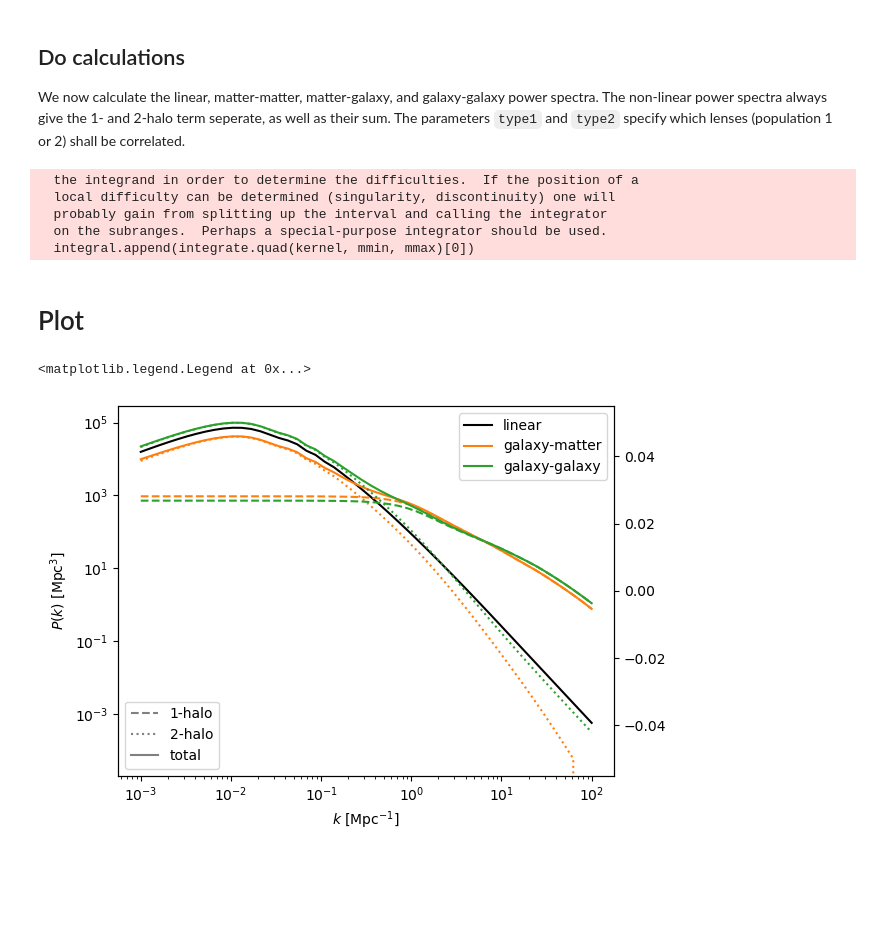
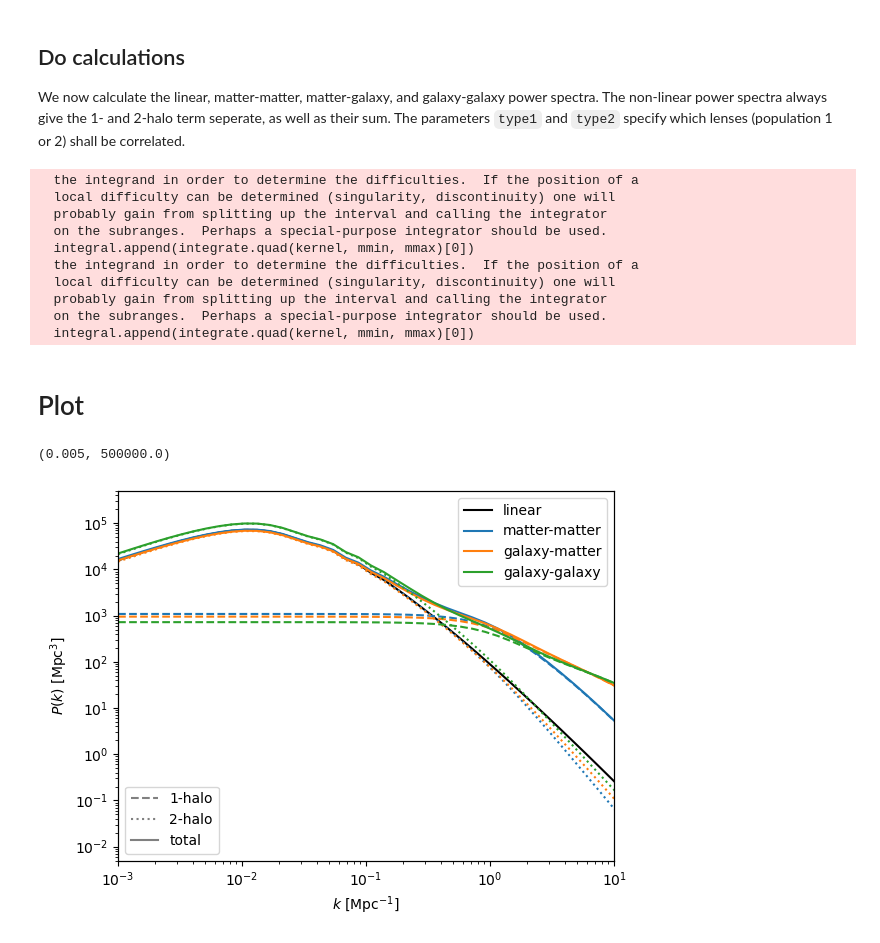
Before and after one commit to llinke1/G3LHalo_python, a Jupyter notebook: exampleNotebooks/examplePowerspectrum.ipynb, the cells around one changed output. Cells and saved outputs as stored; diff of their text form; code cells hidden in the pictures; blank space fills up the shorter version.

```diff
--- a/exampleNotebooks/examplePowerspectrum.ipynb
+++ b/exampleNotebooks/examplePowerspectrum.ipynb
@@ -79,7 +79,7 @@ z=0
 Pk_lin = model.pk_lin(ks, z)
 
 # Matter-Matter power spectrum
-#Pk_ss_1h, Pk_ss_2h, Pk_ss = model.source_source_ps(ks, z)
+Pk_ss_1h, Pk_ss_2h, Pk_ss = model.source_source_ps(ks, z)
 
 
 # Matter-Galaxy power spectrum
@@ -94,36 +94,49 @@ Pk_ll_1h, Pk_ll_2h, Pk_ll = model.lens_lens_ps(ks, z, type1=1, type2=1)
   probably gain from splitting up the interval and calling the integrator
   on the subranges.  Perhaps a special-purpose integrator should be used.
   integral.append(integrate.quad(kernel, mmin, mmax)[0])
+  the integrand in order to determine the difficulties.  If the position of a
+  local difficulty can be determined (singularity, discontinuity) one will
+  probably gain from splitting up the interval and calling the integrator
+  on the subranges.  Perhaps a special-purpose integrator should be used.
+  integral.append(integrate.quad(kernel, mmin, mmax)[0])
 # %% [markdown]
 # Plot
 # %%
 
 fig, axes=plt.subplots()
 axes.loglog(ks, Pk_lin, color='k', label='linear')
 
+
+axes.loglog(ks, Pk_ss_1h, color='C0', ls='--')
+axes.loglog(ks, Pk_ss_2h, color='C0', ls=':')
+axes.loglog(ks, Pk_ss, color='C0', label='matter-matter')
 
 axes.loglog(ks, Pk_sl_1h, color='C1', ls='--')
 axes.loglog(ks, Pk_sl_2h, color='C1', ls=':')
 axes.loglog(ks, Pk_sl, color='C1', label='galaxy-matter')
 
 axes.loglog(ks, Pk_ll_1h, color='C2', ls='--')
 axes.loglog(ks, Pk_ll_2h, color='C2', ls=':')
 axes.loglog(ks, Pk_ll, color='C2', label='galaxy-galaxy')
 
 
 plt.xlabel(r'$k$ [Mpc$^{-1}$]')
 plt.ylabel(r'$P(k)$ [Mpc$^{3}$]')
 
 
 ax2=axes.twinx()
 ax2.plot(np.NaN, np.NaN, ls='--', label='1-halo', color='grey')
 ax2.plot(np.NaN, np.NaN, ls=':', label='2-halo', color='grey')
 ax2.plot(np.NaN, np.NaN, ls='-', label='total', color='grey')
 
 
 
 axes.legend()
 ax2.legend(loc='lower left')
+ax2.set_yticks([])
+
+axes.set_xlim(1e-3,10)
+axes.set_ylim(5e-3, 5e5)
 # %% [output]
-<matplotlib.legend.Legend at 0x...>
+(0.005, 500000.0)
-[figure, old version]
+[figure, new version]
```
Also changed, not shown: 1 other file.
